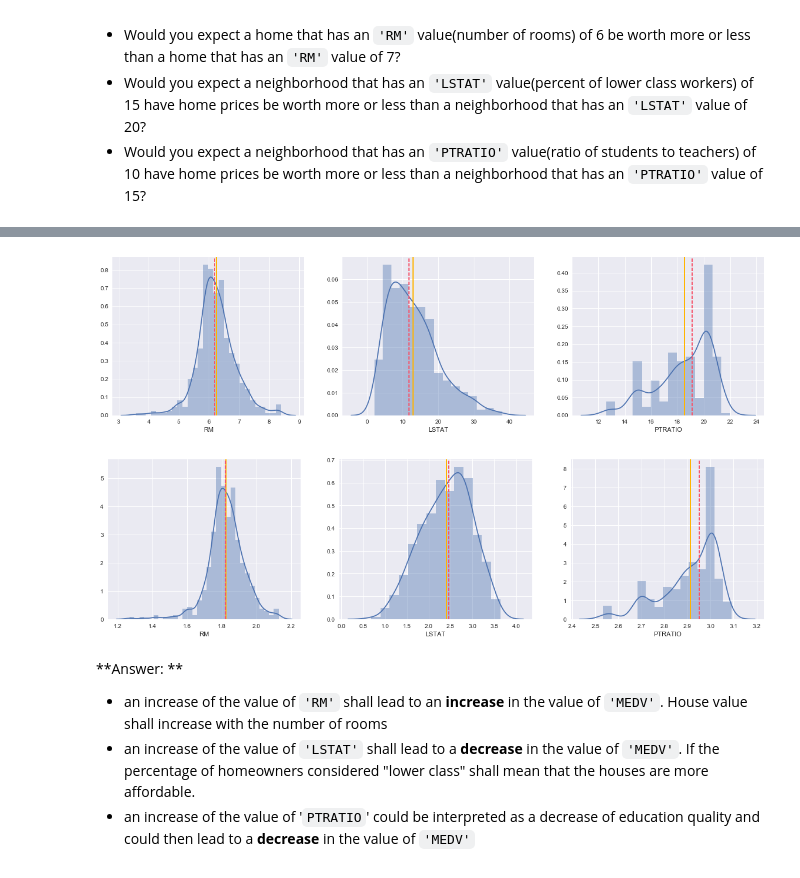
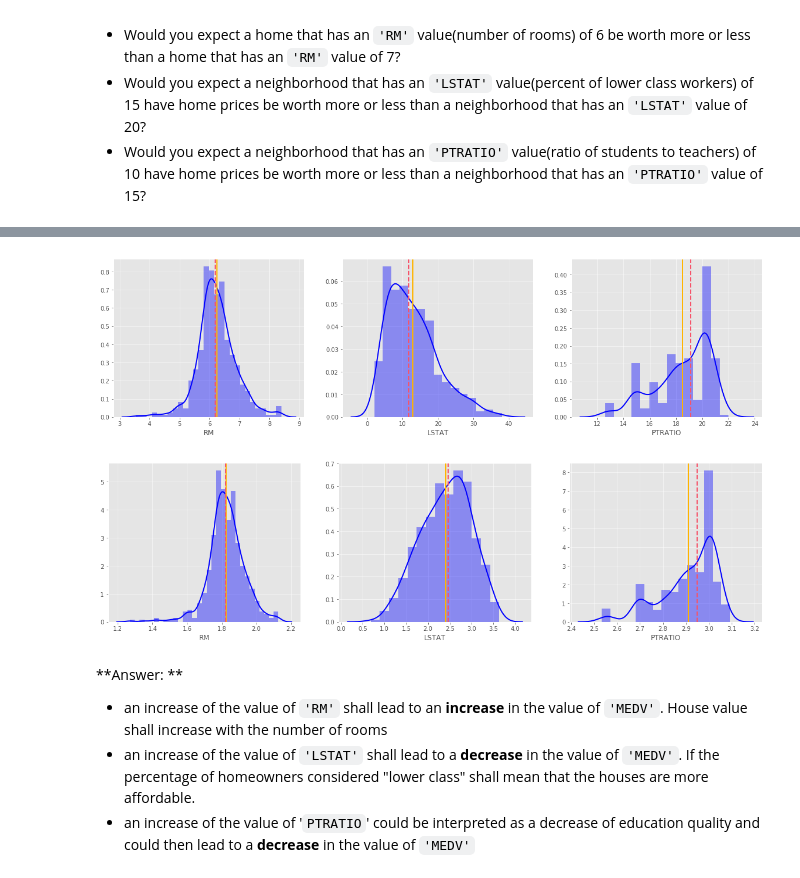
Before and after one commit to remi-ang/Udacity_MLND, a Jupyter notebook: boston_housing/boston_housing.ipynb, the cells around one changed output, grey strips where cells are left out. Saved outputs shown, nothing was run; the diff lists cells and outputs as text; code cells hidden in the pictures.

```diff
--- a/boston_housing/boston_housing.ipynb
+++ b/boston_housing/boston_housing.ipynb
@@ -108,9 +108,11 @@ As a reminder, we are using three features from the Boston housing dataset: `'RM
 * Would you expect a neighborhood that has an `'PTRATIO'` value(ratio of students to teachers) of 10 have home prices be worth more or less than a neighborhood that has an `'PTRATIO'` value of 15?
 # %%
 import matplotlib.pyplot as plt
+plt.style.use('ggplot')
+
 import seaborn as sns
 
 for var in ['RM', 'LSTAT', 'PTRATIO']:
-    sns.regplot(data[var], prices)
+    sns.regplot(data[var], prices, color='blue')
     plt.show()
 # %% [output]
@@ -120,23 +122,23 @@ for var in ['RM', 'LSTAT', 'PTRATIO']:
 # %%
 plt.figure(figsize=(20, 5))
 
 # original data
 for i, col in enumerate(features.columns):
     plt.subplot(131 + i)
-    sns.distplot(data[col])
+    sns.distplot(data[col], color='blue')
     plt.axvline(data[col].mean(), linestyle='solid', linewidth=2, c = '#FFB400')
     plt.axvline(data[col].median(), linestyle='dashed', linewidth=2, c = '#F6546A')
 
 # plot the log transformed data
 plt.figure(figsize=(20, 5))
 for i, col in enumerate(features.columns):
     plt.subplot(131 + i)
-    sns.distplot(np.log(data[col]))
+    sns.distplot(np.log(data[col]), color='blue')
     plt.axvline(np.log(data[col]).mean(), linestyle='solid', linewidth=2, c = '#FFB400')
     plt.axvline(np.log(data[col]).median(), linestyle='dashed', linewidth=2, c = '#F6546A')
 # %% [output]
-[figure, old version]
+[figure, new version]
-[figure, old version]
+[figure, new version]
 # %% [markdown]
 **Answer: **
 - an increase of the value of `'RM'` shall lead to an **increase** in the value of `'MEDV'`. House value shall increase with the number of rooms
```
Also changed, not shown: parts of 13 cells of this notebook, 2 other files.
